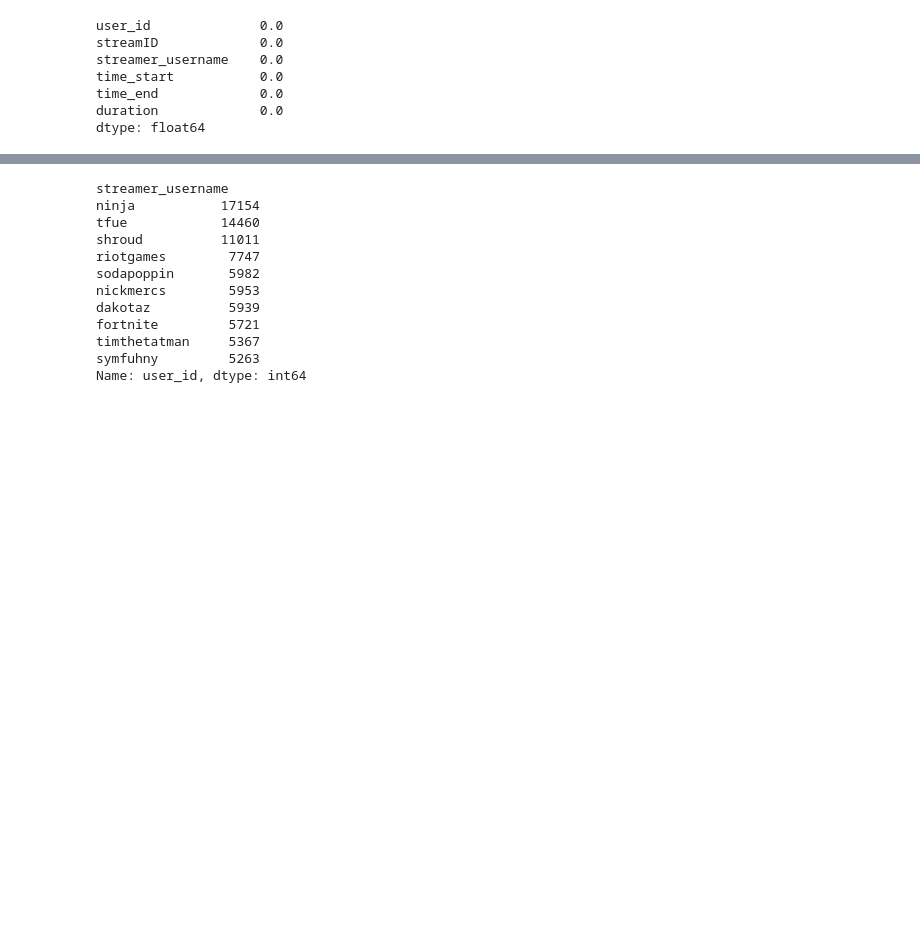
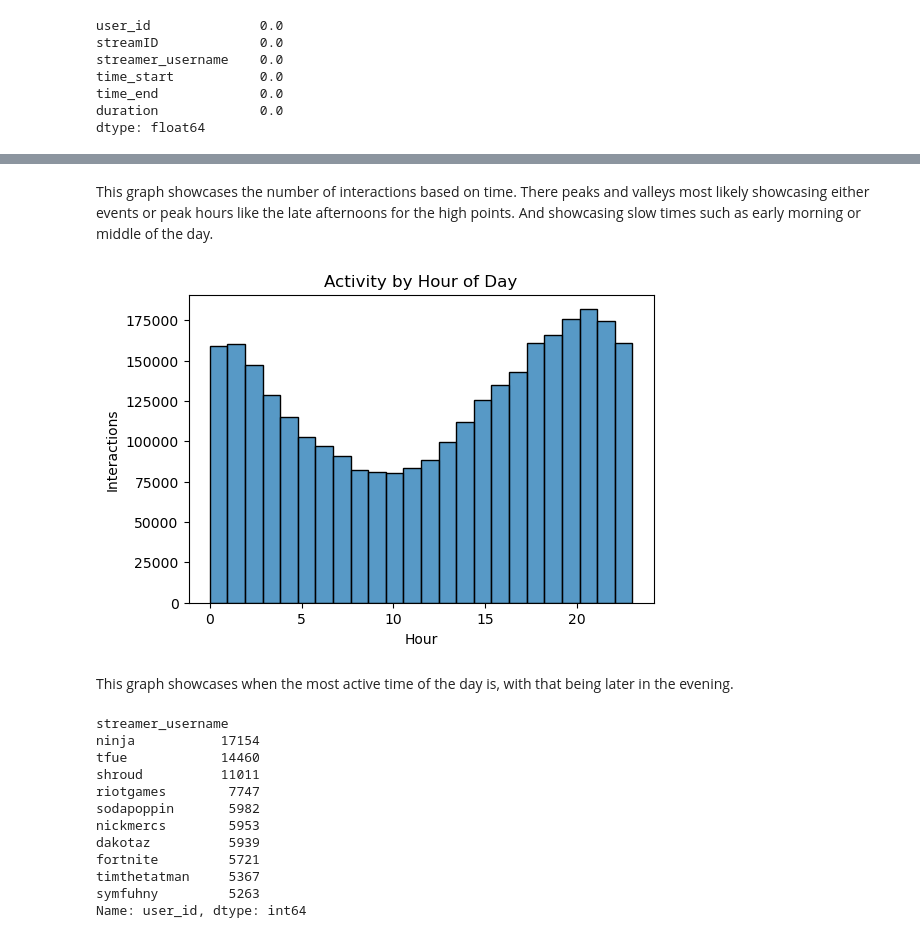
Before and after one commit to alaguelo/CSE158_assignment2, a Jupyter notebook: workbook.ipynb, the cells around one changed output, grey strips where cells are left out. Cells and saved outputs as stored; diff of their text form; code cells hidden in the pictures; blank space fills up the shorter version.

```diff
--- a/workbook.ipynb
+++ b/workbook.ipynb
@@ -76,3 +125,17 @@ dtype: float64
+# %% [markdown]
+This graph showcases the number of interactions based on time. There peaks and valleys most likely showcasing either events or peak hours like the late afternoons for the high points. And showcasing slow times such as early morning or middle of the day.
+# %%
+df['hour'] = (df['time_start'] * 10) // 60 % 24  # hour of day (0-23)
+plt.figure(figsize=(6,4))
+sns.histplot(df['hour'], bins=24)
+plt.title("Activity by Hour of Day")
+plt.xlabel("Hour")
+plt.ylabel("Interactions")
+plt.show()
+# %% [output]
+[figure, added]
+# %% [markdown]
+This graph showcases when the most active time of the day is, with that being later in the evening.
 # %%
 #most popular streamers by unique user interactions
 unique_user_counts = (
```
Also changed, not shown: parts of 17 cells of this notebook.
